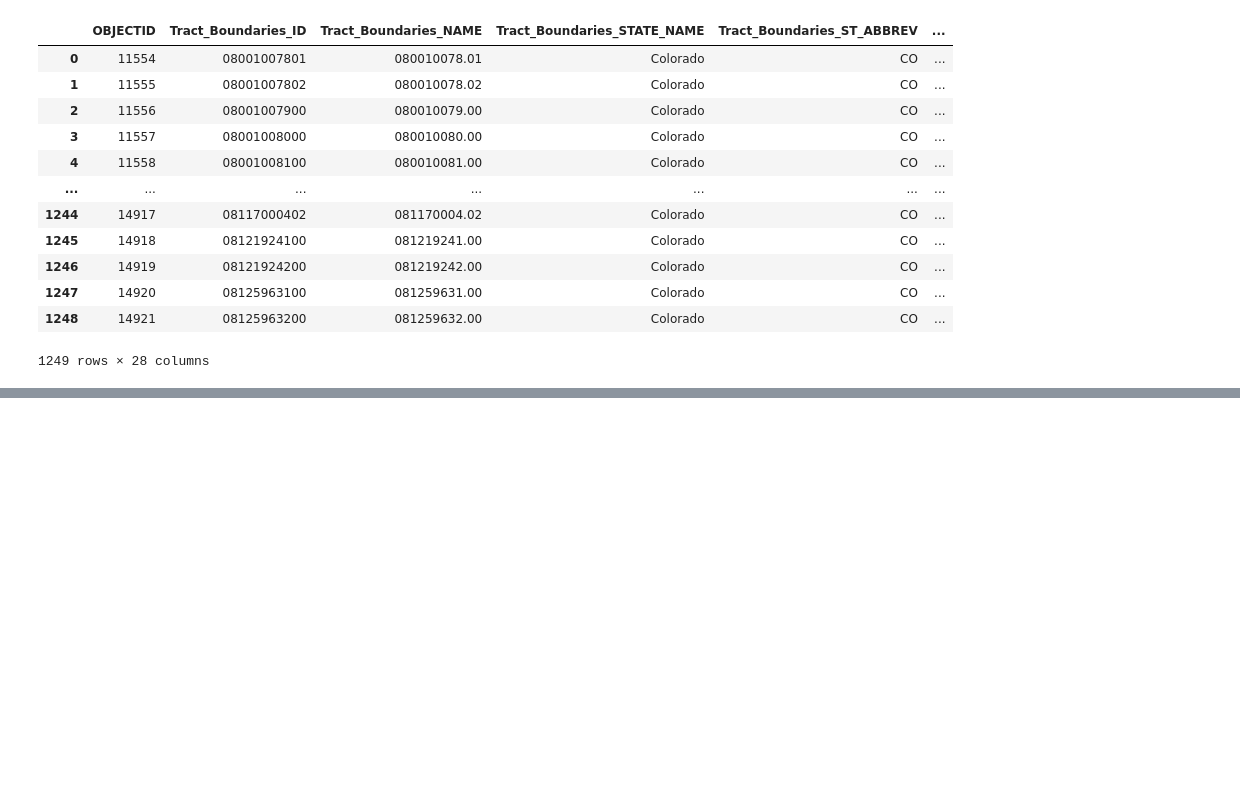
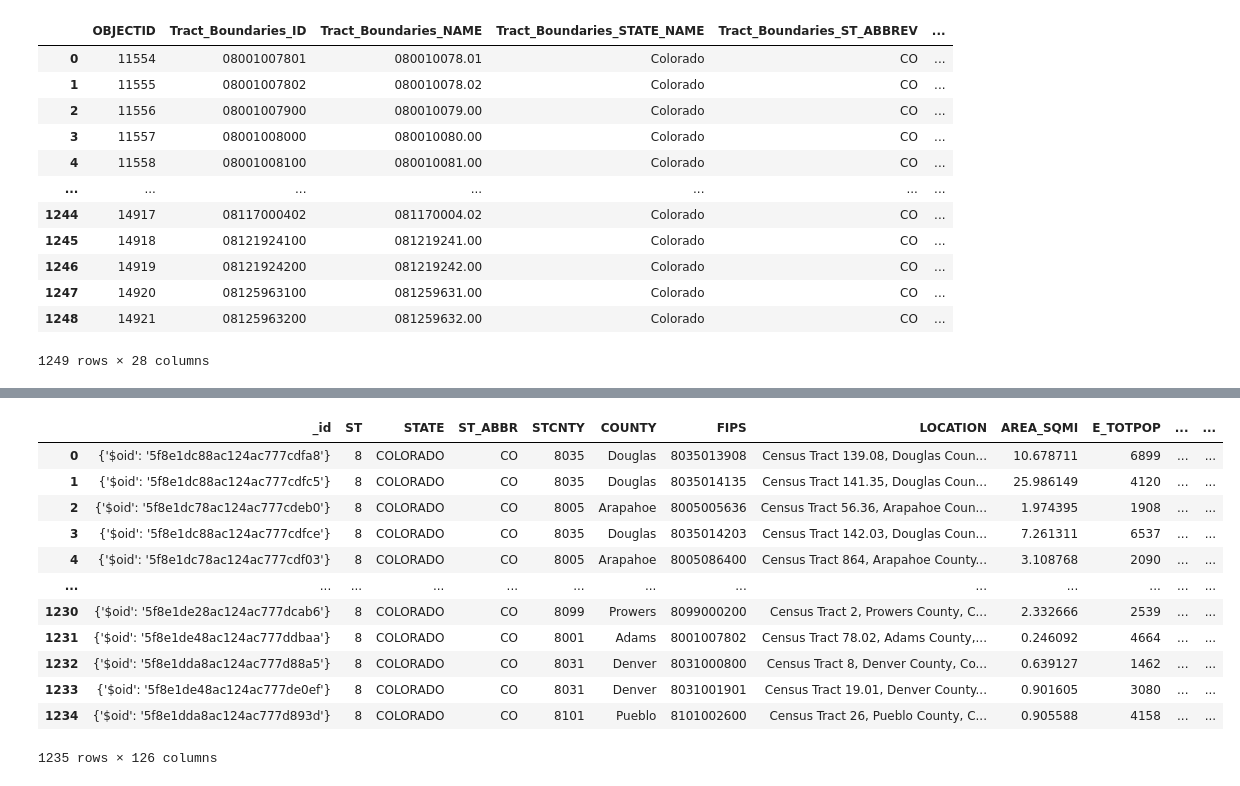
Before and after one commit to TrevorsGroupProjects/cs455-term, a Jupyter notebook: SocialTractDataAnalysis.ipynb, the cells around one changed output, grey strips where cells are left out. Saved outputs shown, nothing was run; the diff lists cells and outputs as text; code cells hidden in the pictures; blank space fills up the shorter version.

Commit message:
Importing the data from urban sustain

```diff
--- a/SocialTractDataAnalysis.ipynb
+++ b/SocialTractDataAnalysis.ipynb
@@ -77,0 +96,17 @@ data_df
+# %%
+svi_tract_data = pd.read_json("svi_tract_GISJOIN.Colorado.raw_data.json")
+svi_tract_data
+# %% [output]
+|  | _id | ST | STATE | ST_ABBR | STCNTY | COUNTY | FIPS | LOCATION | AREA_SQMI | E_TOTPOP | ... | ... |
+| 0 | {'$oid': '5f8e1dc88ac124ac777cdfa8'} | 8 | COLORADO | CO | 8035 | Douglas | 8035013908 | Census Tract 139.08, Douglas Coun... | 10.678711 | 6899 | ... | ... |
+| 1 | {'$oid': '5f8e1dc88ac124ac777cdfc5'} | 8 | COLORADO | CO | 8035 | Douglas | 8035014135 | Census Tract 141.35, Douglas Coun... | 25.986149 | 4120 | ... | ... |
+| 2 | {'$oid': '5f8e1dc78ac124ac777cdeb0'} | 8 | COLORADO | CO | 8005 | Arapahoe | 8005005636 | Census Tract 56.36, Arapahoe Coun... | 1.974395 | 1908 | ... | ... |
+| 3 | {'$oid': '5f8e1dc88ac124ac777cdfce'} | 8 | COLORADO | CO | 8035 | Douglas | 8035014203 | Census Tract 142.03, Douglas Coun... | 7.261311 | 6537 | ... | ... |
+| 4 | {'$oid': '5f8e1dc78ac124ac777cdf03'} | 8 | COLORADO | CO | 8005 | Arapahoe | 8005086400 | Census Tract 864, Arapahoe County... | 3.108768 | 2090 | ... | ... |
+| ... | ... | ... | ... | ... | ... | ... | ... | ... | ... | ... | ... | ... |
+| 1230 | {'$oid': '5f8e1de28ac124ac777dcab6'} | 8 | COLORADO | CO | 8099 | Prowers | 8099000200 | Census Tract 2, Prowers County, C... | 2.332666 | 2539 | ... | ... |
+| 1231 | {'$oid': '5f8e1de48ac124ac777ddbaa'} | 8 | COLORADO | CO | 8001 | Adams | 8001007802 | Census Tract 78.02, Adams County,... | 0.246092 | 4664 | ... | ... |
+| 1232 | {'$oid': '5f8e1dda8ac124ac777d88a5'} | 8 | COLORADO | CO | 8031 | Denver | 8031000800 | Census Tract 8, Denver County, Co... | 0.639127 | 1462 | ... | ... |
+| 1233 | {'$oid': '5f8e1de48ac124ac777de0ef'} | 8 | COLORADO | CO | 8031 | Denver | 8031001901 | Census Tract 19.01, Denver County... | 0.901605 | 3080 | ... | ... |
+| 1234 | {'$oid': '5f8e1dda8ac124ac777d893d'} | 8 | COLORADO | CO | 8101 | Pueblo | 8101002600 | Census Tract 26, Pueblo County, C... | 0.905588 | 4158 | ... | ... |
+1235 rows × 126 columns
```
Also changed, not shown: parts of 2 cells of this notebook, 2 other files.
